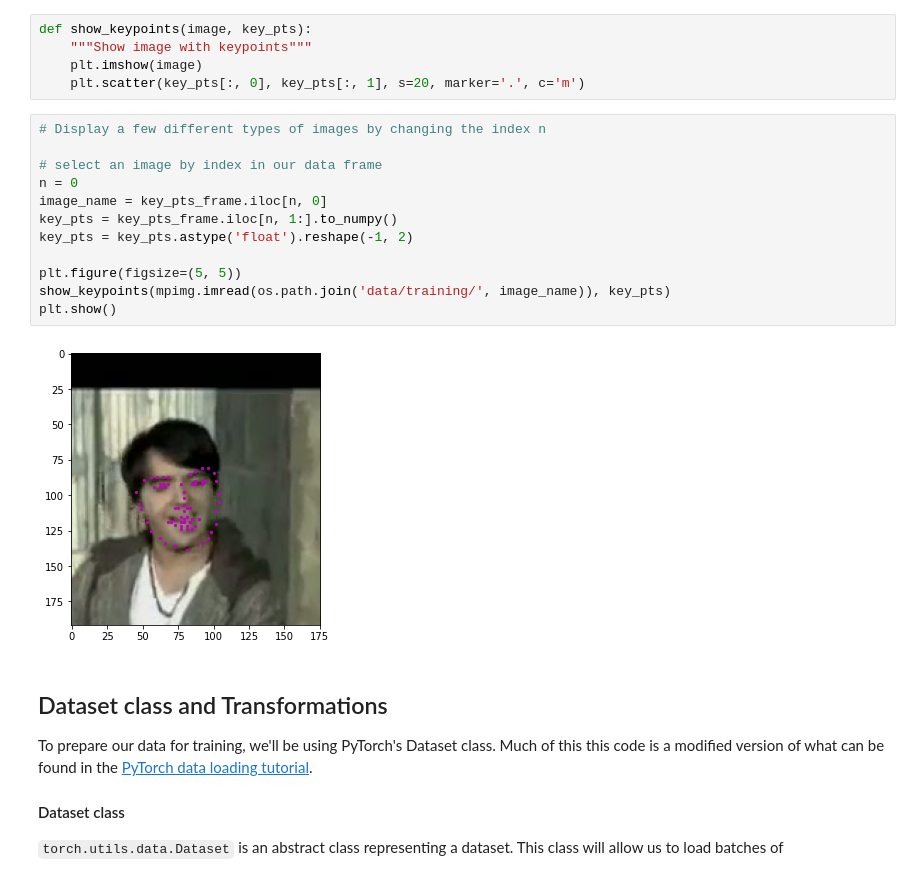
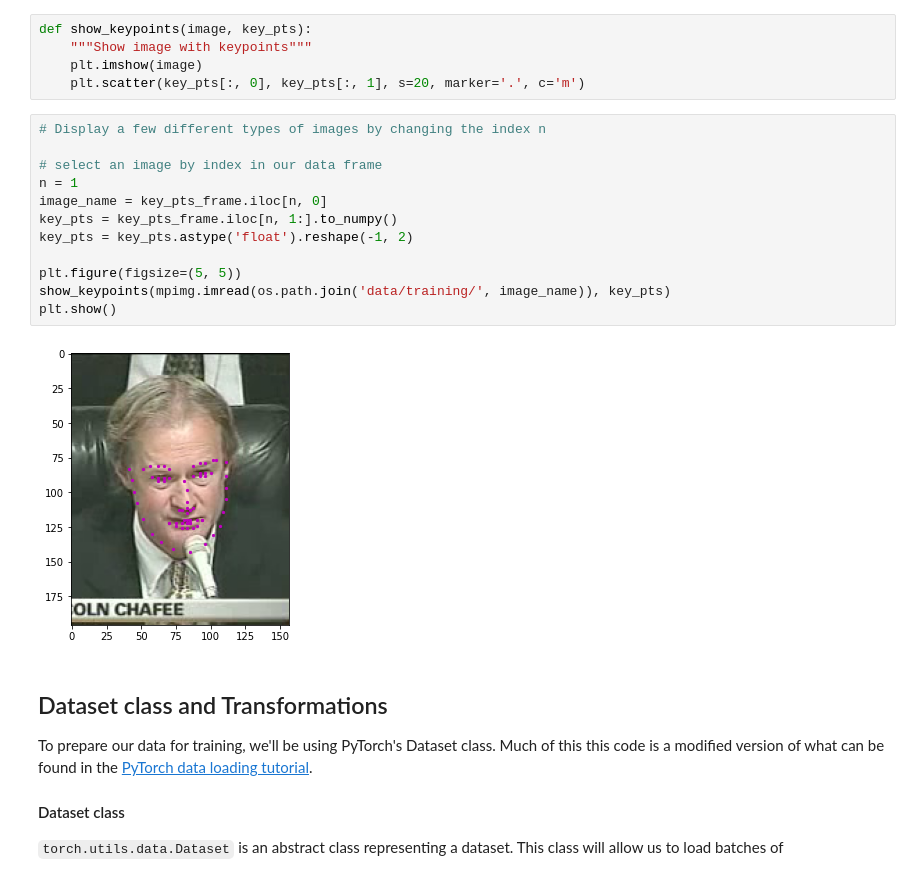
Before and after one commit to ET-Technologies/P1_Facial_Keypoints, a Jupyter notebook: 1. Load and Visualize Data.ipynb, the cells around one changed output. Drawn from its saved outputs; the diff is of its cells as text.

```diff
--- a/1. Load and Visualize Data.ipynb
+++ b/1. Load and Visualize Data.ipynb
@@ -72,17 +72,17 @@ def show_keypoints(image, key_pts):
 # %%
 # Display a few different types of images by changing the index n
 
 # select an image by index in our data frame
-n = 0
+n = 1
 image_name = key_pts_frame.iloc[n, 0]
 key_pts = key_pts_frame.iloc[n, 1:].to_numpy()
 key_pts = key_pts.astype('float').reshape(-1, 2)
 
 plt.figure(figsize=(5, 5))
 show_keypoints(mpimg.imread(os.path.join('data/training/', image_name)), key_pts)
 plt.show()
 # %% [output]
-[figure, old version]
+[figure, new version]
 # %% [markdown]
 ## Dataset class and Transformations
 
```
Also changed, not shown: parts of 4 cells of this notebook.
